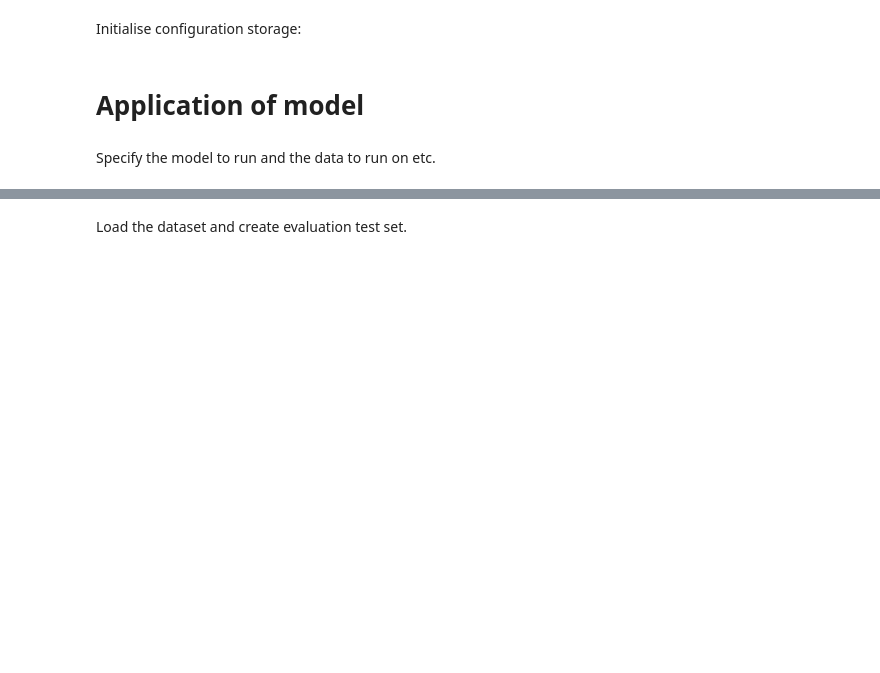
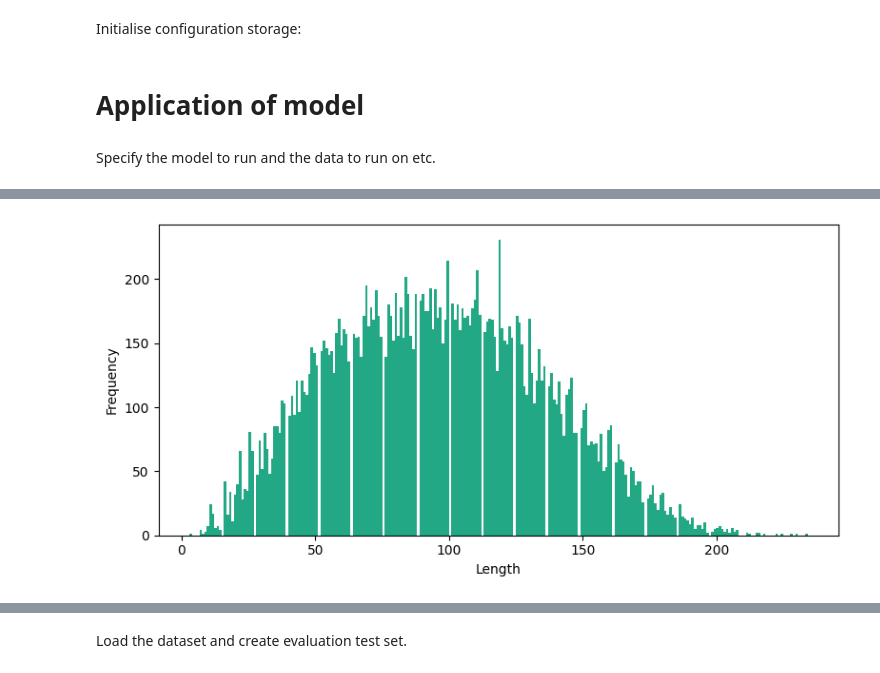
Before and after one commit to eso28599/mmvmvae, a Jupyter notebook: apply_model.ipynb, the cells around one changed output, grey strips where cells are left out. Saved outputs shown, nothing was run; the diff lists cells and outputs as text; code cells hidden in the pictures; blank space fills up the shorter version.

```diff
--- a/apply_model.ipynb
+++ b/apply_model.ipynb
@@ -98,0 +139,6 @@ text = batch1[0]['text']
+# %%
+# string length
+attributes = df_attributes.copy()
+for column in attributes.columns[1:]:
+    attributes[column] = attributes[column].map({1 : len(column), -1: 0})
+length = attributes.sum(axis=1)
@@ -98,0 +169,13 @@ text = batch1[0]['text']
+# %%
+xlabel = 'Length'
+#xlabel = r"length of $s'$"
+ylabel = "Frequency"
+plt.rcParams['text.usetex'] = False
+fig, ax = plt.subplots(figsize=figsize)
+ax.hist(length, bins=250, color=color)
+ax.set_xlabel(xlabel)
+ax.set_ylabel(ylabel)
+plt.tight_layout()
+plt.savefig("data/CelebA/string_lengths.png")
+# %% [output]
+[figure, added]
```
Also changed, not shown: parts of 24 cells of this notebook, 19 other files.
